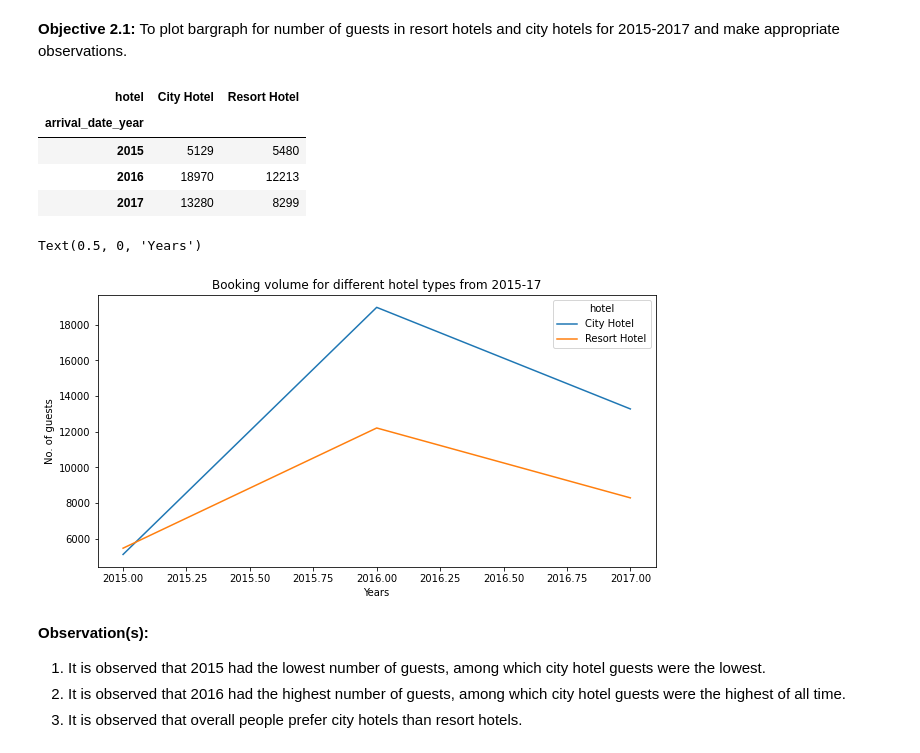
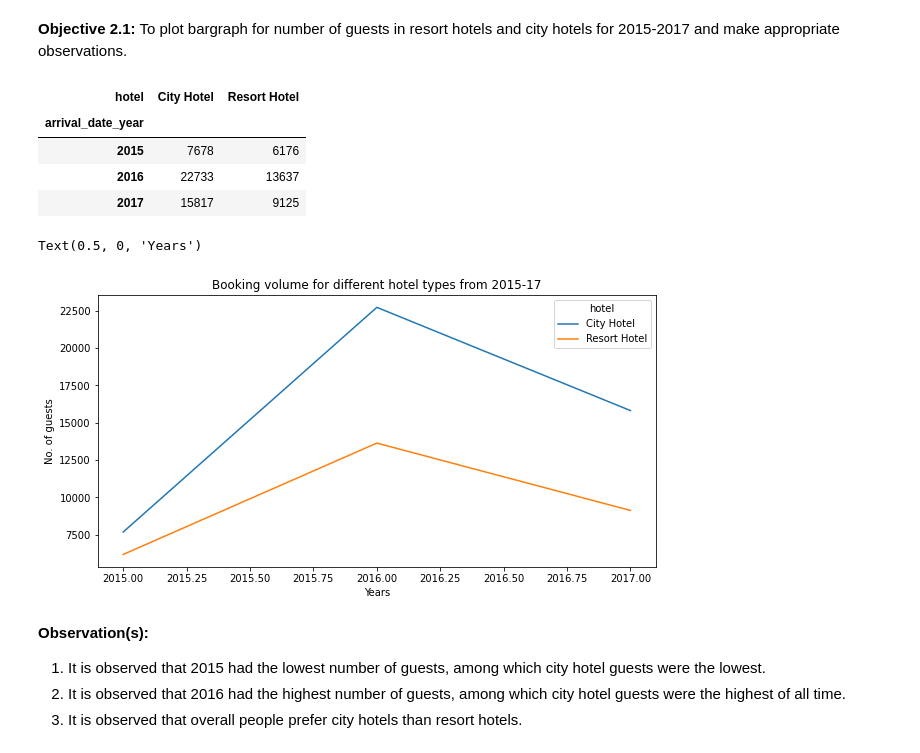
Before and after one commit to shubhro-jyoti/Hotel-Booking-analysis, a Jupyter notebook: Shubhro_Jyoti_Das_Copy_of_Hotel_Booking_Analysis_Capstone_Project.ipynb, the cells around one changed output. Saved outputs shown, nothing was run; the diff lists cells and outputs as text; code cells hidden in the pictures.

```diff
--- a/Shubhro_Jyoti_Das_Copy_of_Hotel_Booking_Analysis_Capstone_Project.ipynb
+++ b/Shubhro_Jyoti_Das_Copy_of_Hotel_Booking_Analysis_Capstone_Project.ipynb
@@ -184,3 +176,0 @@ df[df.duplicated()].shape
-# %%
-# Removing duplicate rows
-df.drop_duplicates(inplace=True)
@@ -268,19 +257,19 @@ num_guests_yearly
 # %% [output]
 | hotel | City Hotel | Resort Hotel |
 | arrival_date_year |  |  |
-| 2015 | 5129 | 5480 |
-| 2016 | 18970 | 12213 |
-| 2017 | 13280 | 8299 |
+| 2015 | 7678 | 6176 |
+| 2016 | 22733 | 13637 |
+| 2017 | 15817 | 9125 |
 # %%
 # plotting line graph for observing the trend of bookings from 2015-17
 num_guests_yearly.plot()
-plt.rcParams['figure.figsize'] = (20, 10)
+plt.rcParams['figure.figsize'] = (10, 5)
 plt.title('Booking volume for different hotel types from 2015-17')
 plt.ylabel('No. of guests')
 plt.xlabel('Years')
 # %% [output]
 Text(0.5, 0, 'Years')
-[figure, old version]
+[figure, new version]
 # %% [markdown]
 **Observation(s):**
 1. It is observed that 2015 had the lowest number of guests, among which city hotel guests were the lowest.
```
Also changed, not shown: parts of 16 cells of this notebook.
